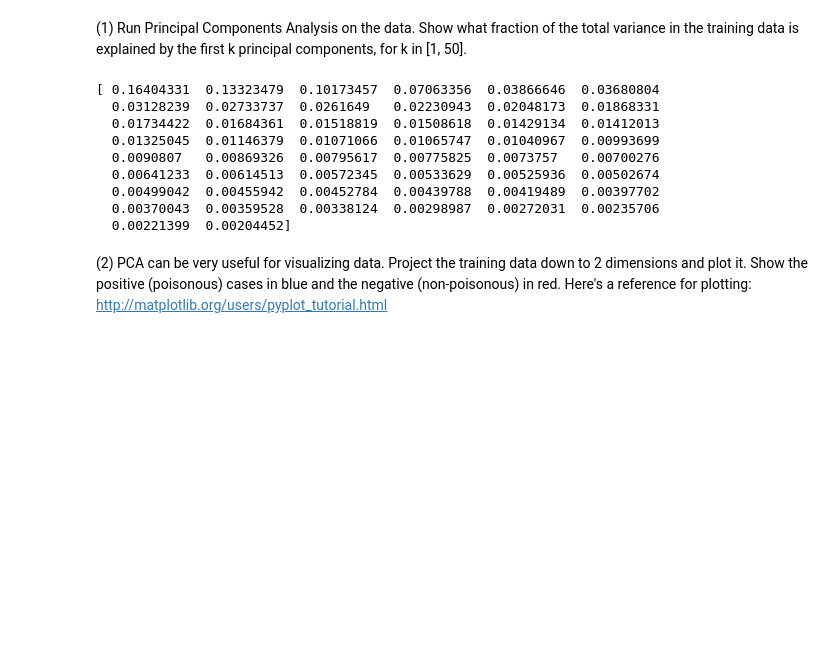
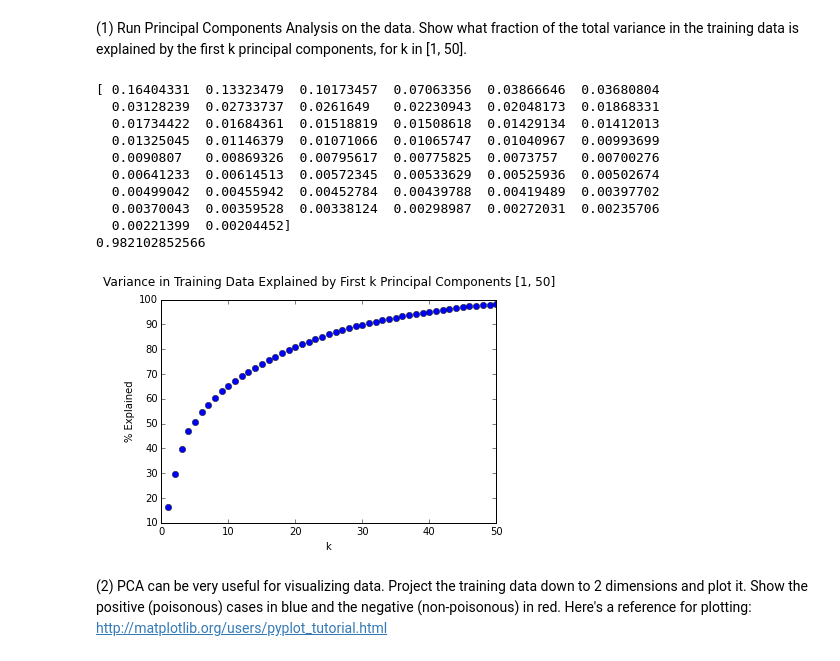
Before and after one commit to christopher-llop/MLearning-HW, a Jupyter notebook: christopher_llop_p3.ipynb, the cells around one changed output. Saved outputs shown, nothing was run; the diff lists cells and outputs as text; code cells hidden in the pictures; blank space fills up the shorter version.

```diff
--- a/christopher_llop_p3.ipynb
+++ b/christopher_llop_p3.ipynb
@@ -62,28 +60,37 @@ print train_data.shape, test_data.shape
 [1 0 0 ..., 1 0 0]
 # %% [markdown]
 (1) Run Principal Components Analysis on the data. Show what fraction of the total variance in the training data is explained by the first k principal components, for k in [1, 50].
-# %%
-def P1():
-### STUDENT START ###
-    # Fit PCA
-    pca = PCA(n_components=50)
-    pca.fit(train_data)
-    # Print the explained variance for each k
-    print(pca.explained_variance_ratio_)
-
-### STUDENT END ###
-
-P1()
-# %% [output]
-[ 0.16404331  0.13323479  0.10173457  0.07063356  0.03866646  0.03680804
-  0.03128239  0.02733737  0.0261649   0.02230943  0.02048173  0.01868331
-  0.01734422  0.01684361  0.01518819  0.01508618  0.01429134  0.01412013
-  0.01325045  0.01146379  0.01071066  0.01065747  0.01040967  0.00993699
-  0.0090807   0.00869326  0.00795617  0.00775825  0.0073757   0.00700276
-  0.00641233  0.00614513  0.00572345  0.00533629  0.00525936  0.00502674
-  0.00499042  0.00455942  0.00452784  0.00439788  0.00419489  0.00397702
-  0.00370043  0.00359528  0.00338124  0.00298987  0.00272031  0.00235706
-  0.00221399  0.00204452]
+# %%
+def P1():
+### STUDENT START ###
+    explained = []
+    # Iterate thru [1,50]
+    for k in range (1,51):
+        # Fit PCA
+        pca = PCA(n_components=k)
+        pca.fit(train_data)
+        # Caculate the total explained variance by the sum of that additionally explained by each k
+        explained.append(sum(pca.explained_variance_ratio_) * 100)
+
+    plt.plot(range(1,51),explained,'bo')
+    plt.title('Variance in Training Data Explained by First k Principal Components [1, 50]', y=1.04)
+    plt.xlabel('k')
+    plt.ylabel('% Explained')
+### STUDENT END ###
+
+P1()
+# %% [output]
+[ 0.16404331  0.13323479  0.10173457  0.07063356  0.03866646  0.03680804
+  0.03128239  0.02733737  0.0261649   0.02230943  0.02048173  0.01868331
+  0.01734422  0.01684361  0.01518819  0.01508618  0.01429134  0.01412013
+  0.01325045  0.01146379  0.01071066  0.01065747  0.01040967  0.00993699
+  0.0090807   0.00869326  0.00795617  0.00775825  0.0073757   0.00700276
+  0.00641233  0.00614513  0.00572345  0.00533629  0.00525936  0.00502674
+  0.00499042  0.00455942  0.00452784  0.00439788  0.00419489  0.00397702
+  0.00370043  0.00359528  0.00338124  0.00298987  0.00272031  0.00235706
+  0.00221399  0.00204452]
+0.982102852566
+[figure, added]
 # %% [markdown]
 (2) PCA can be very useful for visualizing data. Project the training data down to 2 dimensions and plot it. Show the positive (poisonous) cases in blue and the negative (non-poisonous) in red. Here's a reference for plotting: http://matplotlib.org/users/pyplot_tutorial.html
 # %%
```
Also changed, not shown: parts of 4 cells of this notebook.
